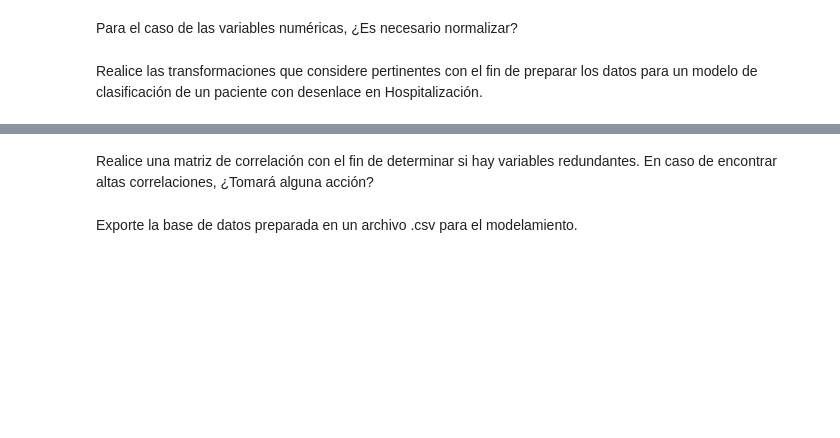
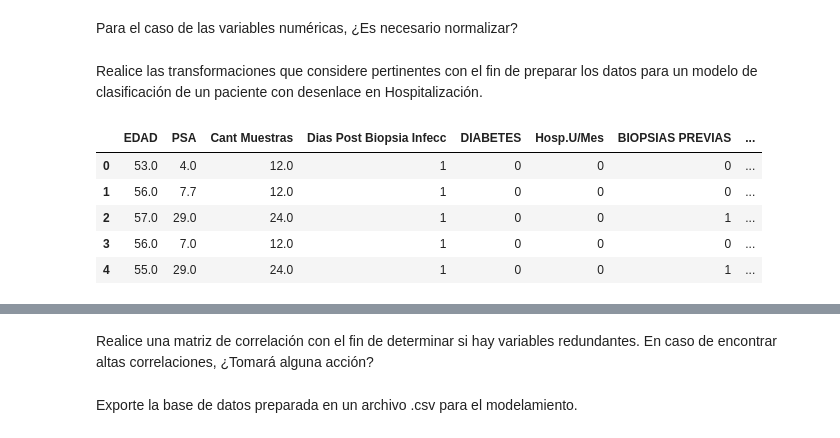
Before and after one commit to LucianoLarrea/M6_PI_Hospitalizacion, a Jupyter notebook: 2A_Preparacion_de_datos.ipynb, the cells around one changed output, grey strips where cells are left out. Drawn from its saved outputs; the diff is of its cells as text; code cells hidden in the pictures; blank space fills up the shorter version.

```diff
--- a/2A_Preparacion_de_datos.ipynb
+++ b/2A_Preparacion_de_datos.ipynb
@@ -280,3 +282,15 @@ Para el caso de las variables numéricas, ¿Es necesario normalizar?
 # Probemos normalizar a ver que cambia
 # %% [markdown]
 Realice las transformaciones que considere pertinentes con el fin de preparar los datos para un modelo de clasificación de un paciente con desenlace en Hospitalización.
+# %%
+# Vamos a hacer un Oversampling para balancear el dataset, copiando los casos positivos 20 veces
+# Separar las filas que tienen un valor de 1 en la columna 'HOSPITALIZACION':
+df_hospitalizados = df_num[df_num['HOSPITALIZACION'] == 1]
+df_hospitalizados.head()
+# %% [output]
+|  | EDAD | PSA | Cant Muestras | Dias Post Biopsia Infecc | DIABETES | Hosp.U/Mes | BIOPSIAS PREVIAS | ... |
+| 0 | 53.0 | 4.0 | 12.0 | 1 | 0 | 0 | 0 | ... |
+| 1 | 56.0 | 7.7 | 12.0 | 1 | 0 | 0 | 0 | ... |
+| 2 | 57.0 | 29.0 | 24.0 | 1 | 0 | 0 | 1 | ... |
+| 3 | 56.0 | 7.0 | 12.0 | 1 | 0 | 0 | 0 | ... |
+| 4 | 55.0 | 29.0 | 24.0 | 1 | 0 | 0 | 1 | ... |
```
Also changed, not shown: parts of 10 cells of this notebook, 11 other files.
